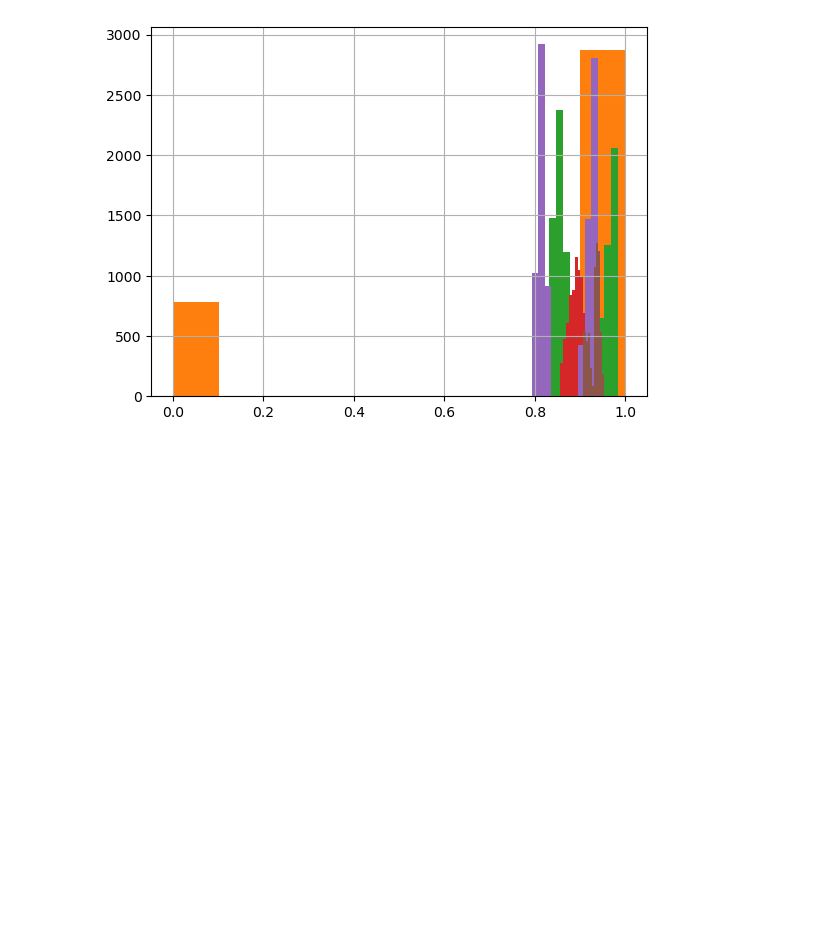
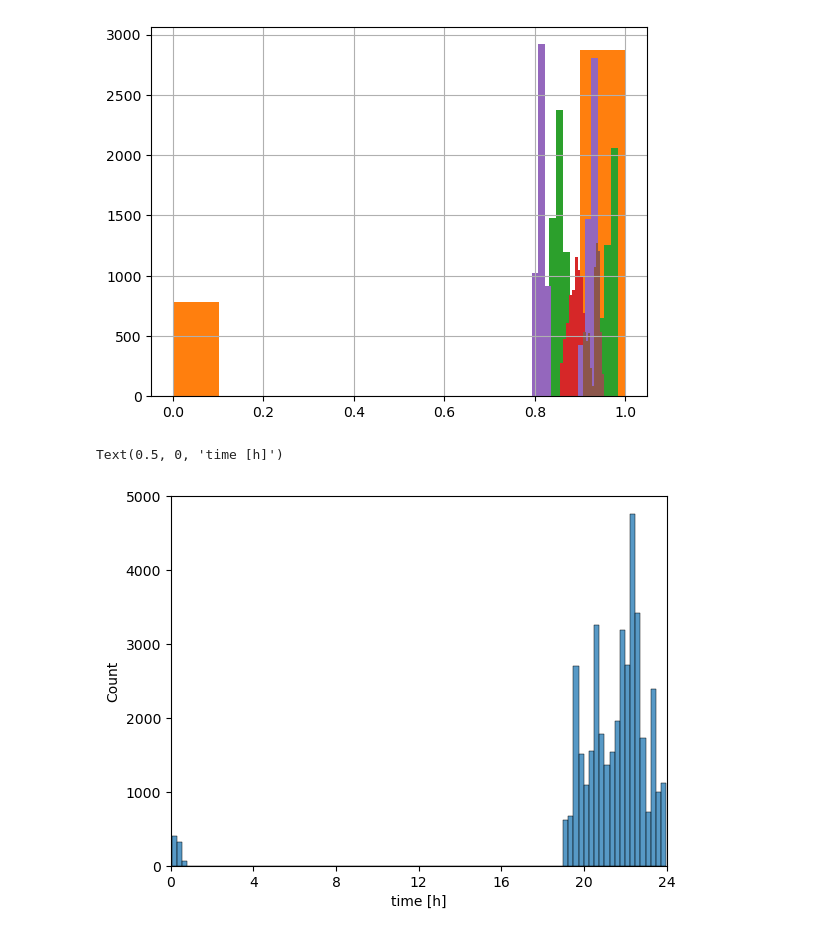
Before and after one commit to alelevente/inverse-parking, a Jupyter notebook: 02_da/05_distr_grad_analy.ipynb, the cells around one changed output. Saved outputs shown, nothing was run; the diff lists cells and outputs as text; code cells hidden in the pictures; blank space fills up the shorter version.

```diff
--- a/02_da/05_distr_grad_analy.ipynb
+++ b/02_da/05_distr_grad_analy.ipynb
@@ -292,3 +312,14 @@ for veh in cluster1:
     #plt.show()
 # %% [output]
 [figure]
+# %%
+cl1_data = collect_cluster_data(p_data, cluster1)
+cl1_data = np.array(cl1_data)*24
+# %%
+sns.histplot(cl1_data, bins=24*4,)
+plt.xlim(0, 24)
+plt.xticks(ticks=[0, 4, 8, 12, 16, 20, 24])
+plt.xlabel("time [h]")
+# %% [output]
+Text(0.5, 0, 'time [h]')
+[figure, added]
```
Also changed, not shown: parts of 3 cells of this notebook, 2 other files.
